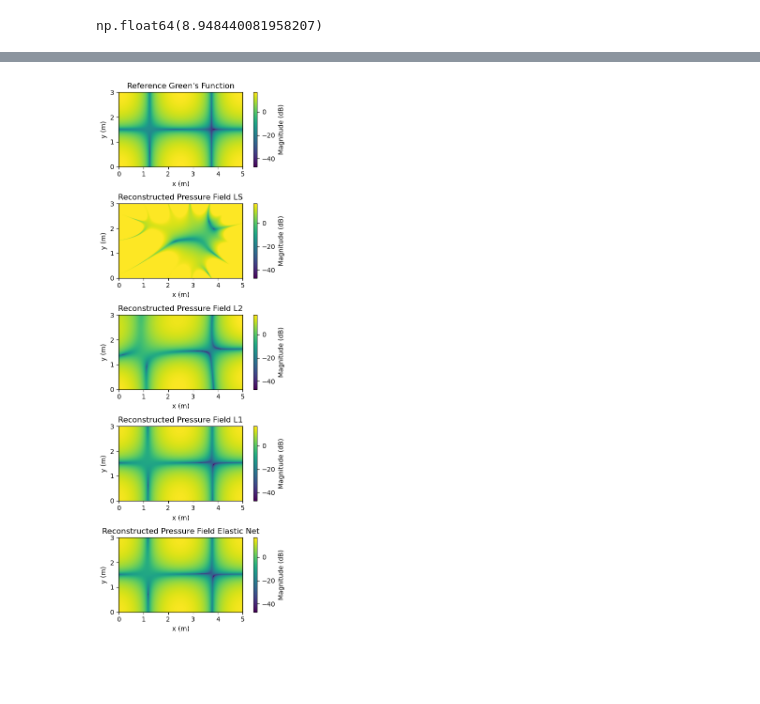
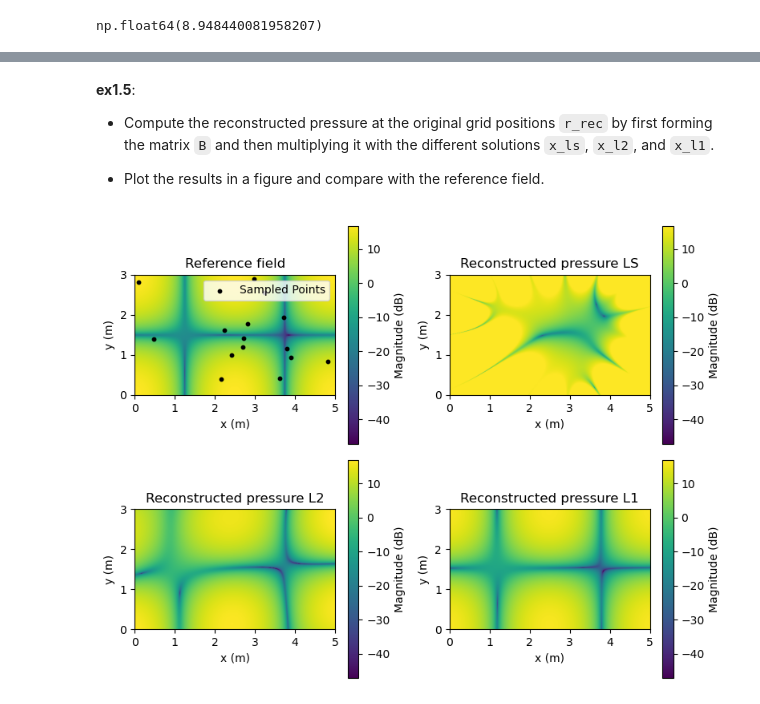
Before and after one commit to samuel-verburg/EEA-summer-school-2025, a Jupyter notebook: exercise1.ipynb, the cells around one changed output, grey strips where cells are left out. Saved outputs shown, nothing was run; the diff lists cells and outputs as text; code cells hidden in the pictures; blank space fills up the shorter version.

```diff
--- a/exercise1.ipynb
+++ b/exercise1.ipynb
@@ -282,0 +354,6 @@ plt.show()
+# %% [markdown]
+**ex1.5**:
+
+- Compute the reconstructed pressure at the original grid positions `r_rec` by first forming the matrix `B` and then multiplying it with the different solutions `x_ls`, `x_l2`, and `x_l1`.
+
+- Plot the results in a figure and compare with the reference field.
@@ -283,53 +362,48 @@ plt.show()
 # %%
-r_rec = np.array([X.flatten(), Y.flatten()]).T
 B = np.exp(-1j * k @ r_rec.T).T
 
-fig, axes = plt.subplots(5, 1, figsize=(5, 12))
+p_rec_ls = B @ x_ls.value
+p_rec_l2 = B @ x_l2.value
+p_rec_l1 = B @ x_l1.value
 
-# Compute the min and max values in dB for consistent colorbars
-ref_db = 20 * np.log10(np.abs(p_ref))
-rec_ls_db = 20 * np.log10(np.abs(p_rec_ls := B @ x_ls.value))
-rec_l2_db = 20 * np.log10(np.abs(p_rec_l2 := B @ x_l2.value))
-rec_l1_db = 20 * np.log10(np.abs(p_rec_l1 := B @ x_l1.value))
-rec_en_db = 20 * np.log10(np.abs(p_rec_en := B @ x_en.value))
-vmin, vmax = min(ref_db), max(ref_db)
+def to_dB(p):
+    return 20 * np.log10(np.abs(p))
 
-# Reference Green's Function
-im0 = axes[0].imshow(ref_db.reshape(X.shape), cmap='viridis', vmin=vmin, vmax=vmax, extent=(0, Lx, 0, Ly))
-axes[0].set_title("Reference Green's Function")
-axes[0].set_xlabel('x (m)')
-axes[0].set_ylabel('y (m)')
-fig.colorbar(im0, ax=axes[0], label='Magnitude (dB)')
+fig, axes = plt.subplots(2, 2, figsize=(8, 6))
+
+vmin, vmax = min(to_dB(p_ref)), max(to_dB(p_ref))
+
+# Reference
+im0 = axes[0,0].imshow(to_dB(p_ref).reshape(X.shape), cmap='viridis', vmin=vmin, vmax=vmax, extent=(0, Lx, 0, Ly))
+axes[0,0].set_title("Reference field")
+axes[0,0].scatter(r[:, 0], r[:, 1], c='black', s=10, label='Sampled Points')
+axes[0,0].legend(loc='upper right')
+axes[0,0].set_xlabel('x (m)')
+axes[0,0].set_ylabel('y (m)')
+fig.colorbar(im0, ax=axes[0,0], label='Magnitude (dB)')
 
 # Reconstructed Pressure Field LS
-im1 = axes[1].imshow(rec_ls_db.reshape(X.shape), cmap='viridis', vmin=vmin, vmax=vmax, extent=(0, Lx, 0, Ly))
-axes[1].set_title('Reconstructed Pressure Field LS')
-axes[1].set_xlabel('x (m)')
-axes[1].set_ylabel('y (m)')
-fig.colorbar(im1, ax=axes[1], label='Magnitude (dB)')
+im1 = axes[0,1].imshow(to_dB(p_rec_ls).reshape(X.shape), cmap='viridis', vmin=vmin, vmax=vmax, extent=(0, Lx, 0, Ly))
+axes[0,1].set_title('Reconstructed pressure LS')
+axes[0,1].set_xlabel('x (m)')
+axes[0,1].set_ylabel('y (m)')
+fig.colorbar(im1, ax=axes[0,1], label='Magnitude (dB)')
 
 # Reconstructed Pressure Field L2
-im2 = axes[2].imshow(rec_l2_db.reshape(X.shape), cmap='viridis', vmin=vmin, vmax=vmax, extent=(0, Lx, 0, Ly))
-axes[2].set_title('Reconstructed Pressure Field L2')
-axes[2].set_xlabel('x (m)')
-axes[2].set_ylabel('y (m)')
-fig.colorbar(im2, ax=axes[2], label='Magnitude (dB)')
+im2 = axes[1,0].imshow(to_dB(p_rec_l2).reshape(X.shape), cmap='viridis', vmin=vmin, vmax=vmax, extent=(0, Lx, 0, Ly))
+axes[1,0].set_title('Reconstructed pressure L2')
+axes[1,0].set_xlabel('x (m)')
+axes[1,0].set_ylabel('y (m)')
+fig.colorbar(im2, ax=axes[1,0], label='Magnitude (dB)')
 
 # Reconstructed Pressure Field L1
-im3 = axes[3].imshow(rec_l1_db.reshape(X.shape), cmap='viridis', vmin=vmin, vmax=vmax, extent=(0, Lx, 0, Ly))
-axes[3].set_title('Reconstructed Pressure Field L1')
-axes[3].set_xlabel('x (m)')
-axes[3].set_ylabel('y (m)')
-fig.colorbar(im3, ax=axes[3], label='Magnitude (dB)')
-
-# Reconstructed Pressure Field Elastic Net
-im4 = axes[4].imshow(rec_en_db.reshape(X.shape), cmap='viridis', vmin=vmin, vmax=vmax, extent=(0, Lx, 0, Ly))
-axes[4].set_title('Reconstructed Pressure Field Elastic Net')
-axes[4].set_xlabel('x (m)')
-axes[4].set_ylabel('y (m)')
-fig.colorbar(im4, ax=axes[4], label='Magnitude (dB)')
+im3 = axes[1,1].imshow(to_dB(p_rec_l1).reshape(X.shape), cmap='viridis', vmin=vmin, vmax=vmax, extent=(0, Lx, 0, Ly))
+axes[1,1].set_title('Reconstructed pressure L1')
+axes[1,1].set_xlabel('x (m)')
+axes[1,1].set_ylabel('y (m)')
+fig.colorbar(im3, ax=axes[1,1], label='Magnitude (dB)')
 
 plt.tight_layout()
 plt.show()
 # %% [output]
-[figure, old version]
+[figure, new version]
```
Also changed, not shown: parts of 25 cells of this notebook, 1 other file.
